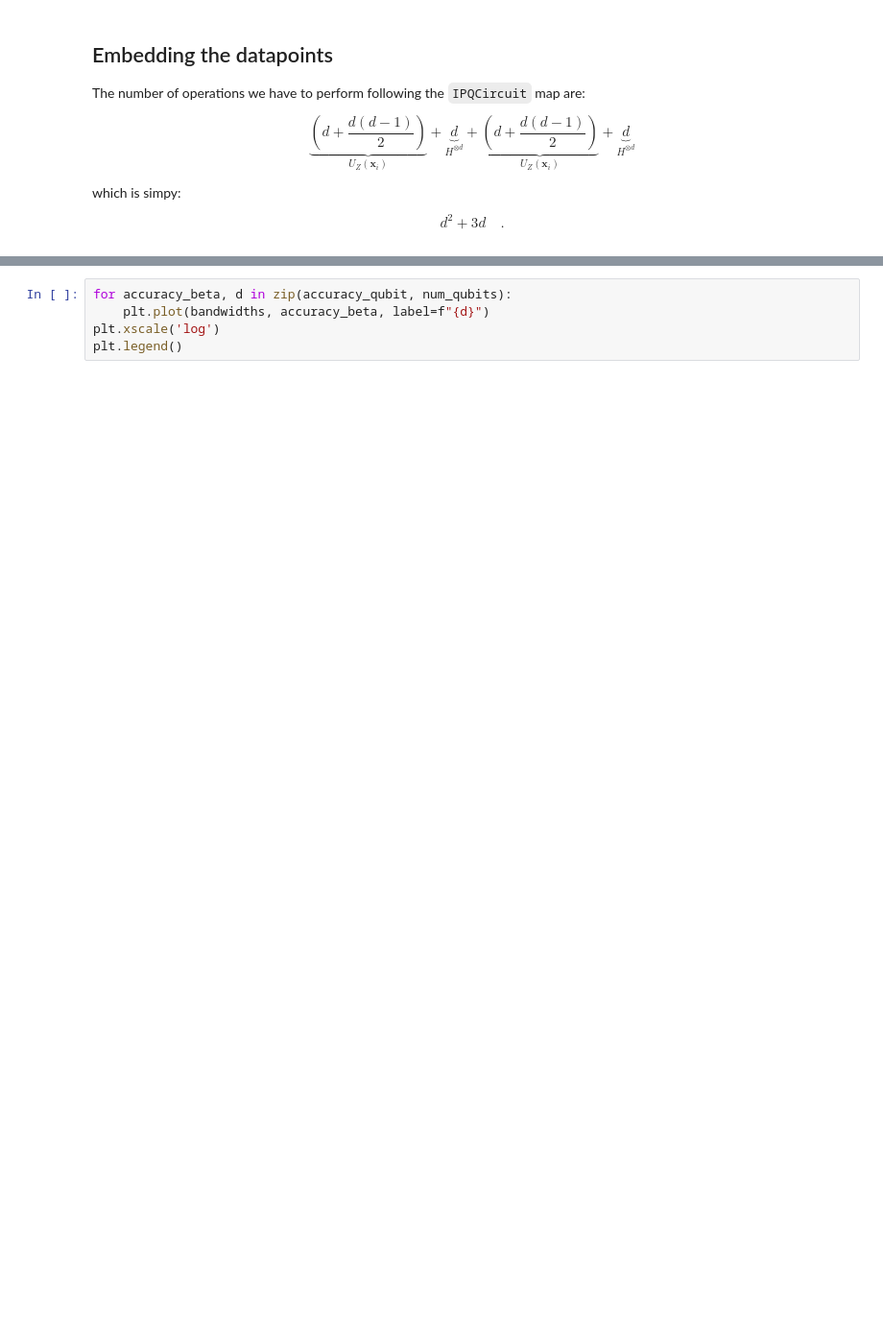
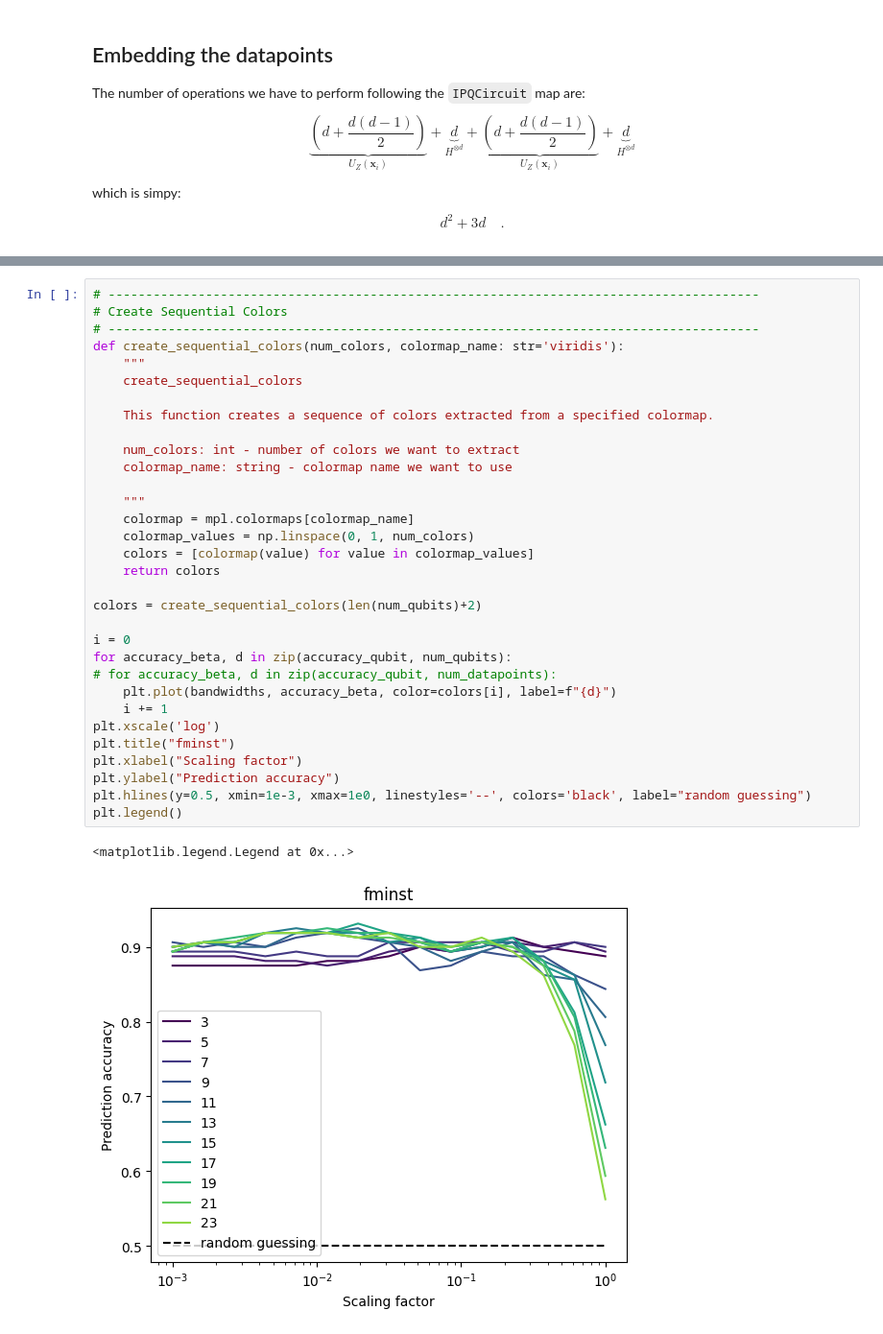
Before and after one commit to CERN-IT-INNOVATION/olqti-summer-school-2024, a Jupyter notebook: quantum_computing_applications_and_use_cases/kernel-bandwidth-in-QML.ipynb, the cells around one changed output, grey strips where cells are left out. Shown at 96% size. Saved outputs shown, nothing was run; the diff lists cells and outputs as text; blank space fills up the shorter version.

```diff
--- a/quantum_computing_applications_and_use_cases/kernel-bandwidth-in-QML.ipynb
+++ b/quantum_computing_applications_and_use_cases/kernel-bandwidth-in-QML.ipynb
@@ -295,6 +388,36 @@ for d in num_qubits:
-# %%
-for accuracy_beta, d in zip(accuracy_qubit, num_qubits):
-    plt.plot(bandwidths, accuracy_beta, label=f"{d}")
-plt.xscale('log')
-plt.legend()
+# %%
+# ---------------------------------------------------------------------------------------
+# Create Sequential Colors
+# ---------------------------------------------------------------------------------------
+def create_sequential_colors(num_colors, colormap_name: str='viridis'):
+    """
+    create_sequential_colors
+
+    This function creates a sequence of colors extracted from a specified colormap.
+
+    num_colors: int - number of colors we want to extract
+    colormap_name: string - colormap name we want to use
+
+    """
+    colormap = mpl.colormaps[colormap_name]
+    colormap_values = np.linspace(0, 1, num_colors)
+    colors = [colormap(value) for value in colormap_values]
+    return colors
+
+colors = create_sequential_colors(len(num_qubits)+2)
+
+i = 0
+for accuracy_beta, d in zip(accuracy_qubit, num_qubits):
+# for accuracy_beta, d in zip(accuracy_qubit, num_datapoints):
+    plt.plot(bandwidths, accuracy_beta, color=colors[i], label=f"{d}")
+    i += 1
+plt.xscale('log')
+plt.title("fminst")
+plt.xlabel("Scaling factor")
+plt.ylabel("Prediction accuracy")
+plt.hlines(y=0.5, xmin=1e-3, xmax=1e0, linestyles='--', colors='black', label="random guessing")
+plt.legend()
+# %% [output]
+<matplotlib.legend.Legend at 0x...>
+[figure, added]
 # %%
```
Also changed, not shown: parts of 12 cells of this notebook.
